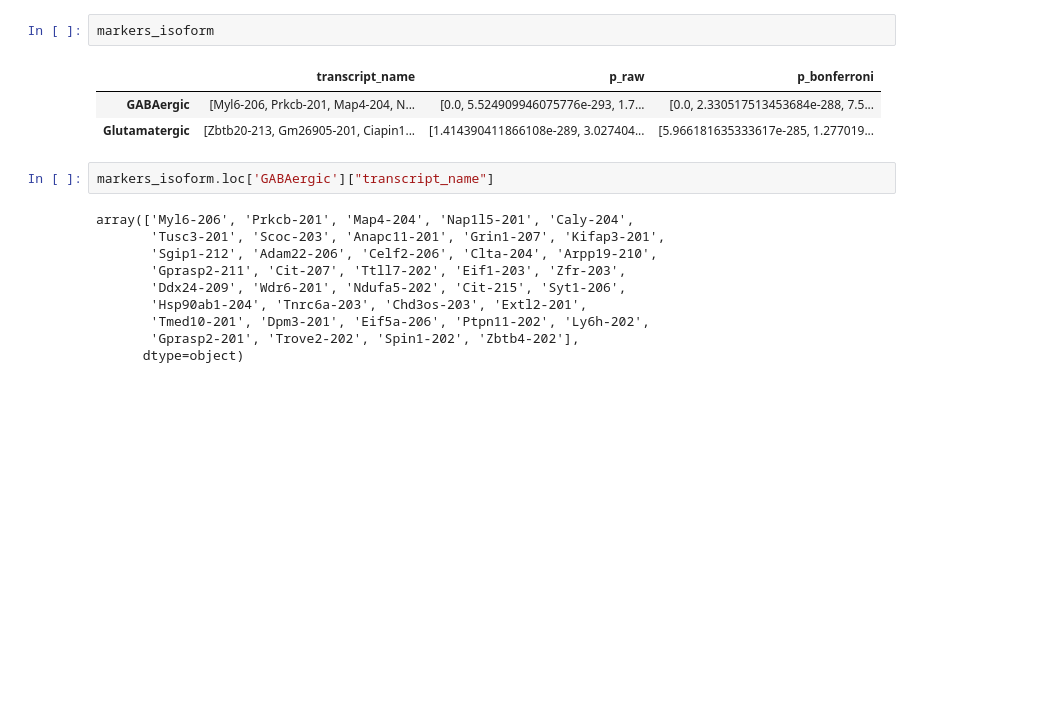
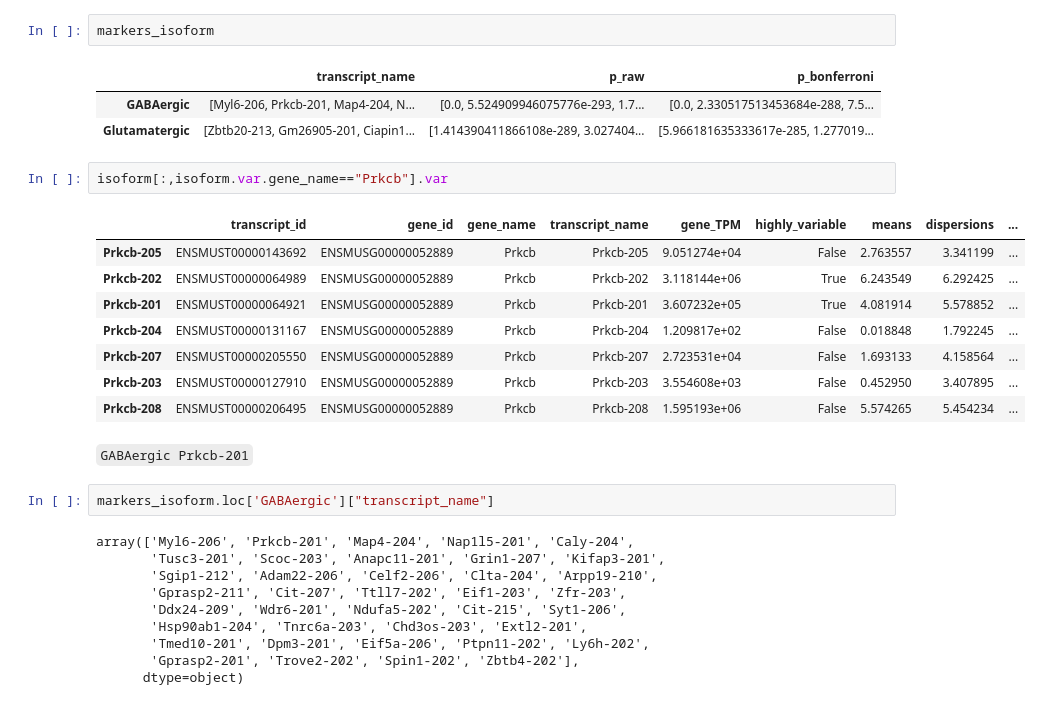
Before and after one commit to pachterlab/BYVSTZP_2020, a Jupyter notebook: analysis/final/class_DE.ipynb, the cells around one changed output. Saved outputs shown, nothing was run; the diff lists cells and outputs as text; blank space fills up the shorter version.

```diff
--- a/analysis/final/class_DE.ipynb
+++ b/analysis/final/class_DE.ipynb
@@ -249,6 +249,19 @@ markers_isoform
 |  | transcript_name | p_raw | p_bonferroni |
 | GABAergic | [Myl6-206, Prkcb-201, Map4-204, N... | [0.0, 5.524909946075776e-293, 1.7... | [0.0, 2.330517513453684e-288, 7.5... |
 | Glutamatergic | [Zbtb20-213, Gm26905-201, Ciapin1... | [1.414390411866108e-289, 3.027404... | [5.966181635333617e-285, 1.277019... |
+# %%
+isoform[:,isoform.var.gene_name=="Prkcb"].var
+# %% [output]
+|  | transcript_id | gene_id | gene_name | transcript_name | gene_TPM | highly_variable | means | dispersions | ... |
+| Prkcb-205 | ENSMUST00000143692 | ENSMUSG00000052889 | Prkcb | Prkcb-205 | 9.051274e+04 | False | 2.763557 | 3.341199 | ... |
+| Prkcb-202 | ENSMUST00000064989 | ENSMUSG00000052889 | Prkcb | Prkcb-202 | 3.118144e+06 | True | 6.243549 | 6.292425 | ... |
+| Prkcb-201 | ENSMUST00000064921 | ENSMUSG00000052889 | Prkcb | Prkcb-201 | 3.607232e+05 | True | 4.081914 | 5.578852 | ... |
+| Prkcb-204 | ENSMUST00000131167 | ENSMUSG00000052889 | Prkcb | Prkcb-204 | 1.209817e+02 | False | 0.018848 | 1.792245 | ... |
+| Prkcb-207 | ENSMUST00000205550 | ENSMUSG00000052889 | Prkcb | Prkcb-207 | 2.723531e+04 | False | 1.693133 | 4.158564 | ... |
+| Prkcb-203 | ENSMUST00000127910 | ENSMUSG00000052889 | Prkcb | Prkcb-203 | 3.554608e+03 | False | 0.452950 | 3.407895 | ... |
+| Prkcb-208 | ENSMUST00000206495 | ENSMUSG00000052889 | Prkcb | Prkcb-208 | 1.595193e+06 | False | 5.574265 | 5.454234 | ... |
+# %% [markdown]
+`GABAergic Prkcb-201`
 # %%
 markers_isoform.loc['GABAergic']["transcript_name"]
 # %% [output]
```
Also changed, not shown: parts of 4 cells of this notebook, 4 other files.
